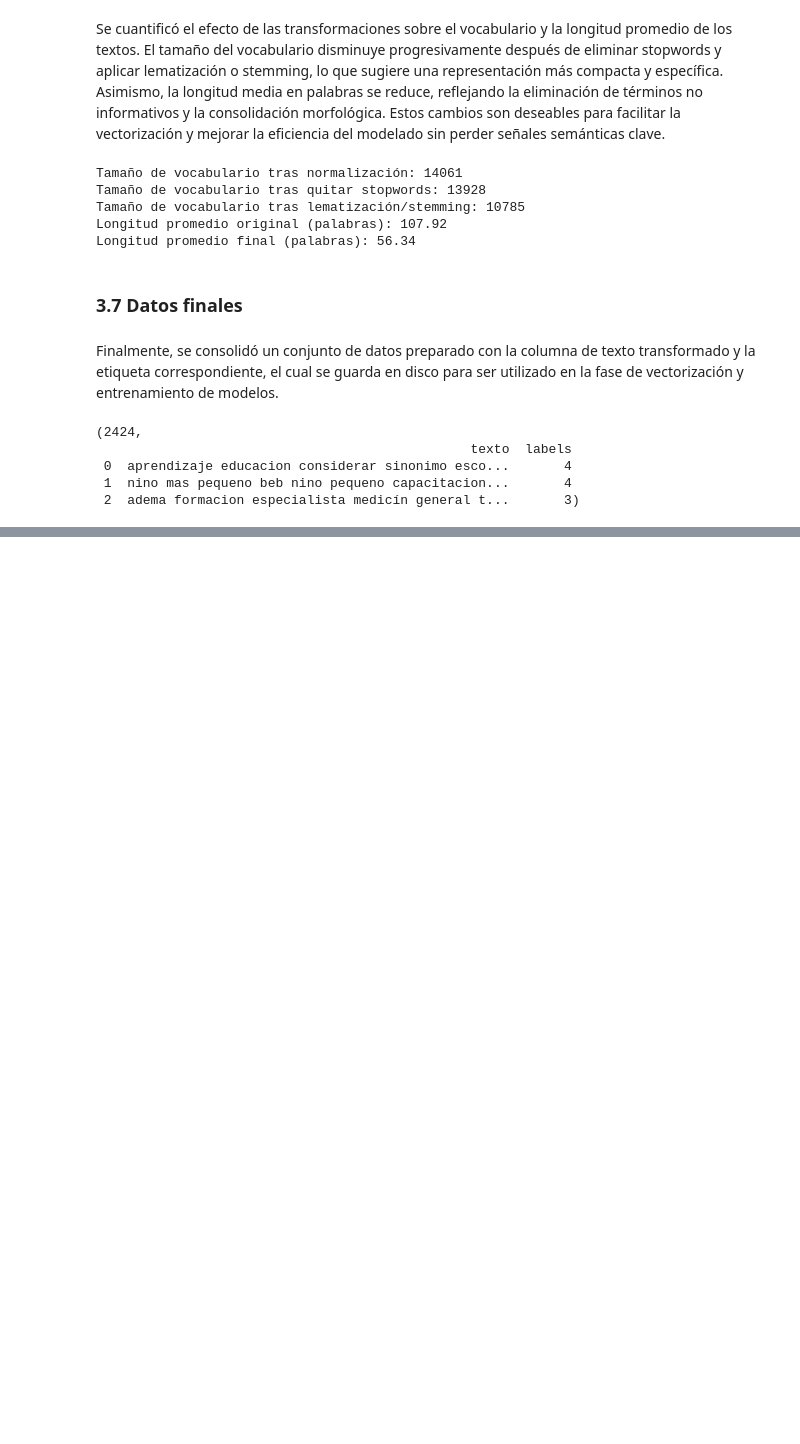
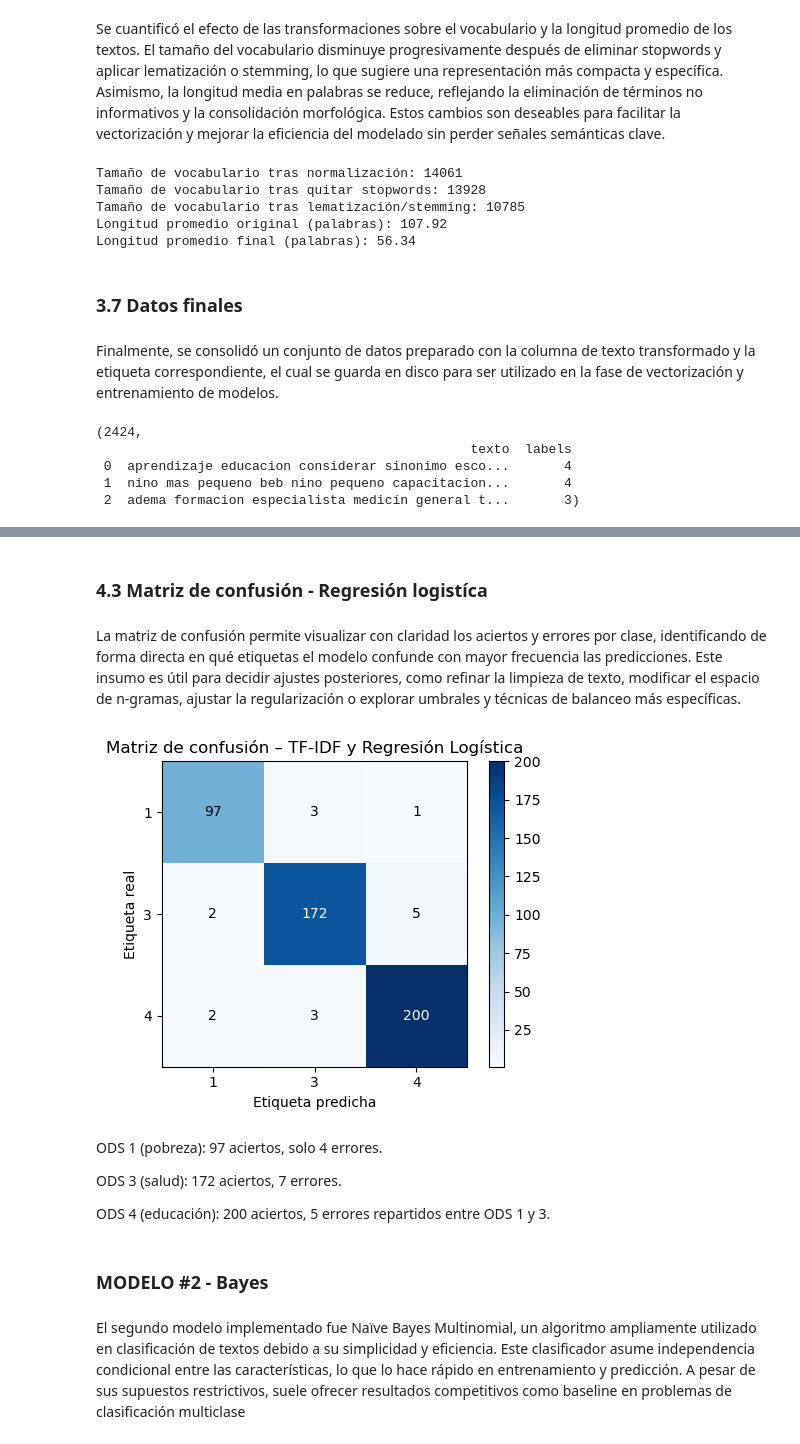
Before and after one commit to carvafel/Proyecto-1---BI, a Jupyter notebook: analisis.ipynb, the cells around one changed output, grey strips where cells are left out. Saved outputs shown, nothing was run; the diff lists cells and outputs as text; code cells hidden in the pictures; blank space fills up the shorter version.

```diff
--- a/analisis.ipynb
+++ b/analisis.ipynb
@@ -441,0 +528,44 @@ len(data_prep), data_prep.head(3)
+# %% [markdown]
+### 4.3 Matriz de confusión - Regresión logistíca
+# %% [markdown]
+La matriz de confusión permite visualizar con claridad los aciertos y errores por clase, identificando de forma directa en qué etiquetas el modelo confunde con mayor frecuencia las predicciones. Este insumo es útil para decidir ajustes posteriores, como refinar la limpieza de texto, modificar el espacio de n-gramas, ajustar la regularización o explorar umbrales y técnicas de balanceo más específicas.
+# %%
+import matplotlib.pyplot as plt
+import numpy as np
+
+cm = confusion_matrix(y_test, y_pred, labels=sorted(y_train.unique()))
+fig, ax = plt.subplots(figsize=(5,4))
+im = ax.imshow(cm, interpolation='nearest', cmap=plt.cm.Blues)
+ax.figure.colorbar(im, ax=ax)
+ax.set(
+    xticks=np.arange(len(cm)),
+    yticks=np.arange(len(cm)),
+    xticklabels=sorted(y_train.unique()),
+    yticklabels=sorted(y_train.unique()),
+    ylabel='Etiqueta real',
+    xlabel='Etiqueta predicha',
+    title='Matriz de confusión – TF-IDF y Regresión Logística'
+)
+plt.setp(ax.get_xticklabels(), rotation=0, ha="center", rotation_mode="anchor")
+
+
+thresh = cm.max() / 2.
+for i in range(cm.shape[0]):
+    for j in range(cm.shape[1]):
+        ax.text(j, i, format(cm[i, j], 'd'),
+                ha="center", va="center",
+                color="white" if cm[i, j] > thresh else "black")
+plt.tight_layout()
+plt.show()
+# %% [output]
+[figure, added]
+# %% [markdown]
+ODS 1 (pobreza): 97 aciertos, solo 4 errores.
+
+ODS 3 (salud): 172 aciertos, 7 errores.
+
+ODS 4 (educación): 200 aciertos, 5 errores repartidos entre ODS 1 y 3.
+# %% [markdown]
+### MODELO #2 - Bayes
+# %% [markdown]
+El segundo modelo implementado fue Naïve Bayes Multinomial, un algoritmo ampliamente utilizado en clasificación de textos debido a su simplicidad y eficiencia. Este clasificador asume independencia condicional entre las características, lo que lo hace rápido en entrenamiento y predicción. A pesar de sus supuestos restrictivos, suele ofrecer resultados competitivos como baseline en problemas de clasificación multiclase
```
Also changed, not shown: parts of 20 cells of this notebook.
